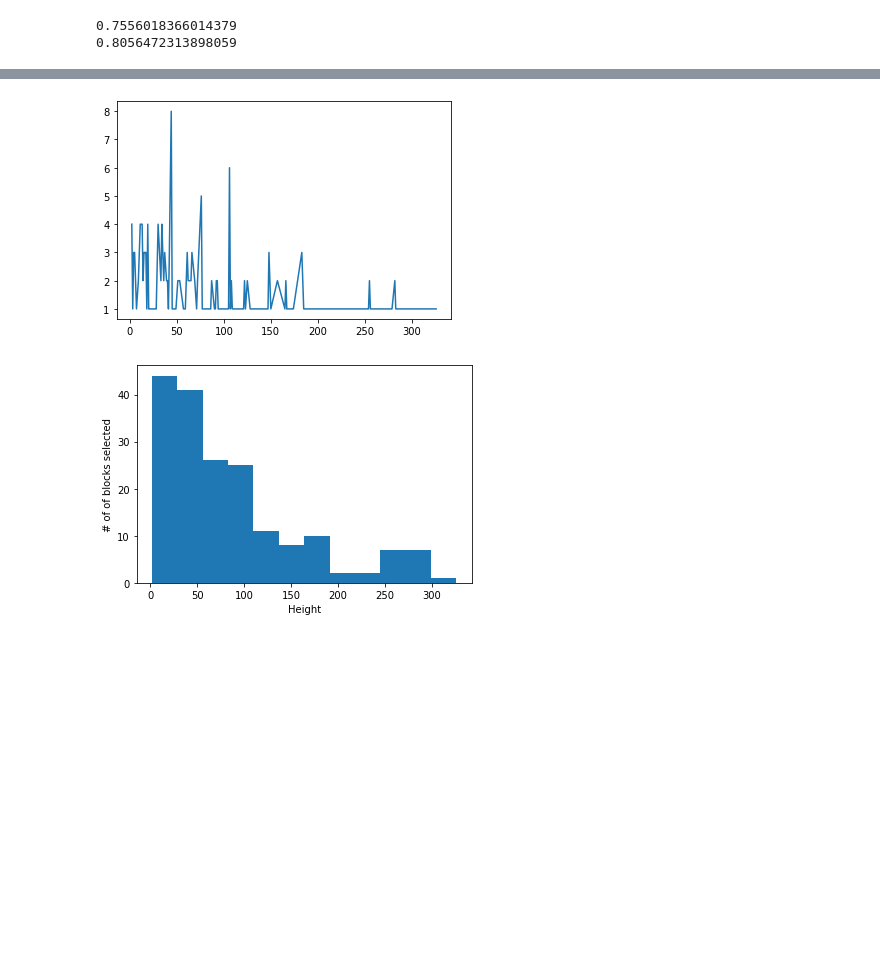
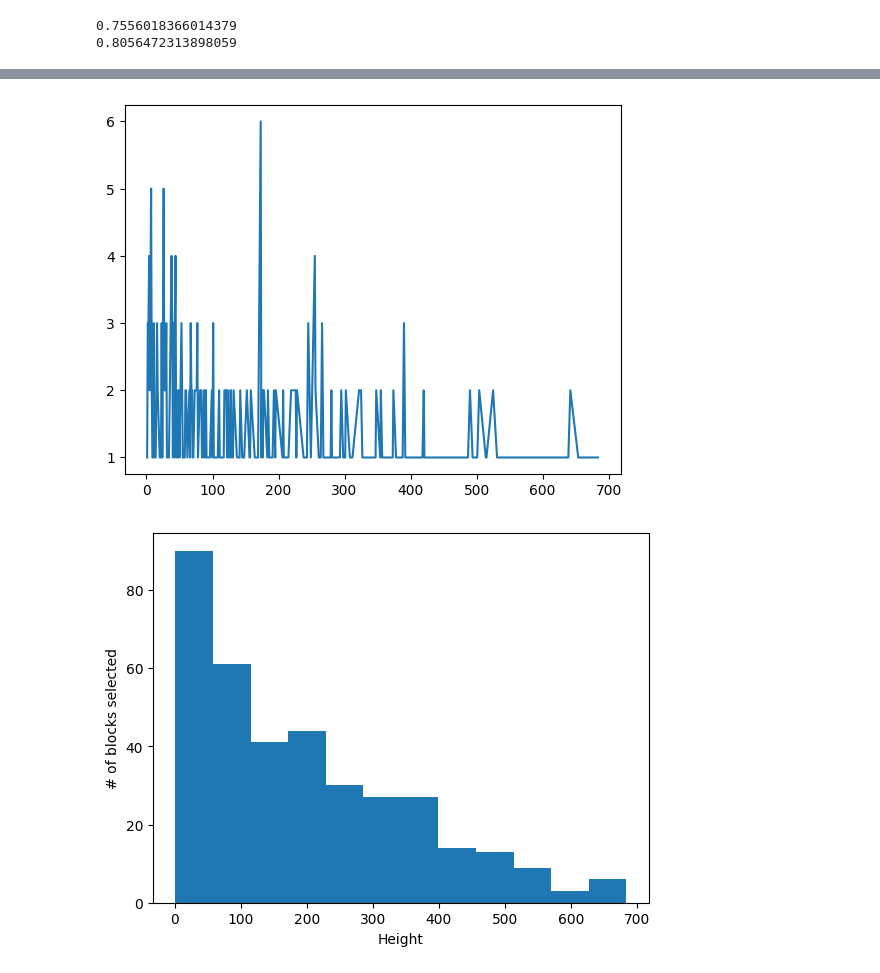
Before and after one commit to JunwookHeo/bcsos, a Jupyter notebook: python_utils/VisualPoS.ipynb, the cells around one changed output, grey strips where cells are left out. Cells and saved outputs as stored; diff of their text form; code cells hidden in the pictures; blank space fills up the shorter version.

Commit message:
Test blocks_720

```diff
--- a/python_utils/VisualPoS.ipynb
+++ b/python_utils/VisualPoS.ipynb
@@ -68,7 +68,7 @@ print(fairnessnorm(values_list[1]))
 import os
 
 #PATH = "../blockchainnode/db_nodes"
-PATH = "/mnt/c/Temp/PoS_20221125_152153"
+PATH = "/Users/jwheo/Projects/bcsos/PoS_20221130_083413"
 fdbs = [os.path.join(PATH, f) for f in os.listdir(PATH) if f.split(".")[-1] == 'db']
 fdbs.sort()
 print(fdbs)
@@ -182,36 +183,36 @@ from matplotlib import pyplot as plt
 dfs = load_data_from_db(fdbs, 'prooftbl')
 hash = []
 for i, df in enumerate(dfs):
     for s in df['proofblock']:
         hash.append(s)
 # print(hash)
 
 height = []
 for i, df in enumerate(dfs):
     for h in df['proofheight']:
         height.append(h)
 # print(height)
 
 ch_list = [hash, height]
 bdf = pd.DataFrame(ch_list).transpose()
 bdf.columns = ['Hash', 'Height']
 
 bdf = bdf.sort_values(by=['Height'])
 bdf2 = bdf.groupby(['Height'])['Height'].count().reset_index(name="Count")
 
 plt.plot(bdf2['Height'], bdf2['Count'])
 
 bdf = pd.DataFrame([height]).transpose()
 ax = bdf.plot.hist(bins=12, label='Count')
 ax.get_legend().remove()
 
 plt.xlabel("Height")
-plt.ylabel("# of of blocks selected")
+plt.ylabel("# of blocks selected")
 
 plt.savefig('Proof_Blocks.png', dpi=300, bbox_inches='tight')
 # %% [output]
-[figure, old version]
+[figure, new version]
-[figure, old version]
+[figure, new version]
 # %%
 import numpy as np
 
```
Also changed, not shown: parts of 8 cells of this notebook, 6 other files.
